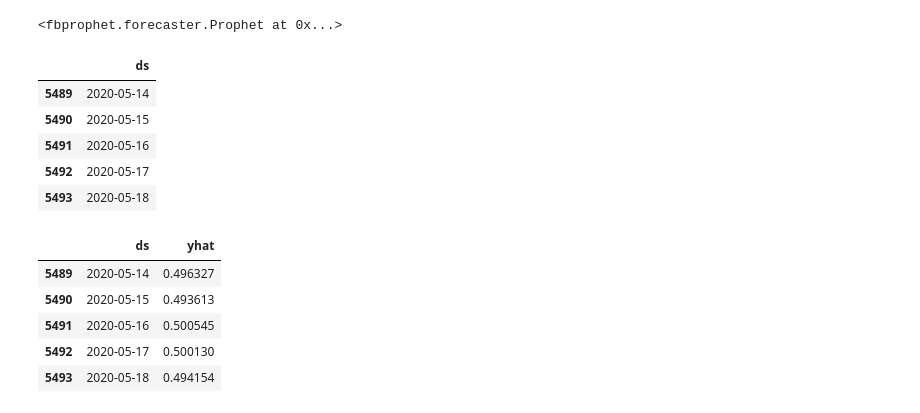
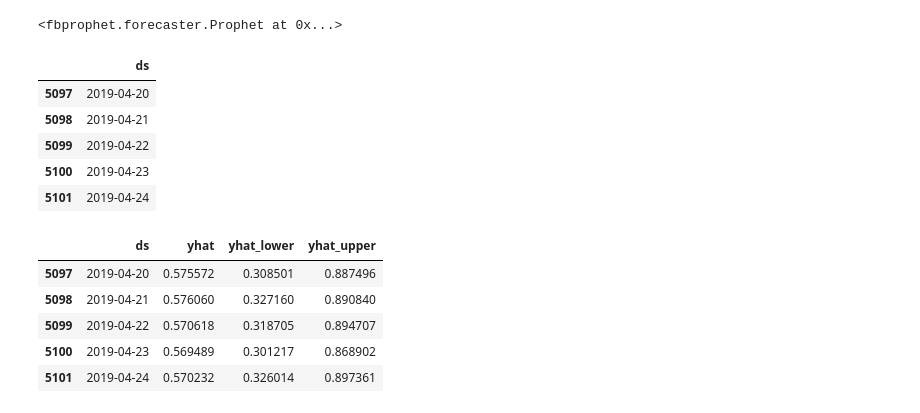
Before and after one commit to po9mhjrdb/ProphetTutorial, a Jupyter notebook: ProphetTutorial.ipynb, the cells around one changed output. Drawn from its saved outputs; the diff is of its cells as text; code cells hidden in the pictures.

```diff
--- a/ProphetTutorial.ipynb
+++ b/ProphetTutorial.ipynb
@@ -36,27 +56,31 @@ df.head()
 # %%
-#　Make Prediction Model
+#Making a Prediction
+#　Create the First Model
 from fbprophet import Prophet
-model = Prophet(weekly_seasonality=True)
+model = Prophet()
 model.fit(df)
 # %% [output]
 <fbprophet.forecaster.Prophet at 0x...>
 # %%
-future_df = model.make_future_dataframe(200*5)
+#1years = 200days
+future_df = model.make_future_dataframe(200*3)
+
 future_df.tail()
 # %% [output]
 |  | ds |
-| 5489 | 2020-05-14 |
-| 5490 | 2020-05-15 |
-| 5491 | 2020-05-16 |
-| 5492 | 2020-05-17 |
-| 5493 | 2020-05-18 |
+| 5097 | 2019-04-20 |
+| 5098 | 2019-04-21 |
+| 5099 | 2019-04-22 |
+| 5100 | 2019-04-23 |
+| 5101 | 2019-04-24 |
 # %%
+#add columns yhat_lower,yhat_upper
 forecast_df = model.predict(future_df)
-forecast_df[['ds','yhat']].tail()
+forecast_df[['ds','yhat','yhat_lower','yhat_upper']].tail()
 # %% [output]
-|  | ds | yhat |
-| 5489 | 2020-05-14 | 0.496327 |
-| 5490 | 2020-05-15 | 0.493613 |
-| 5491 | 2020-05-16 | 0.500545 |
-| 5492 | 2020-05-17 | 0.500130 |
-| 5493 | 2020-05-18 | 0.494154 |
+|  | ds | yhat | yhat_lower | yhat_upper |
+| 5097 | 2019-04-20 | 0.575572 | 0.308501 | 0.887496 |
+| 5098 | 2019-04-21 | 0.576060 | 0.327160 | 0.890840 |
+| 5099 | 2019-04-22 | 0.570618 | 0.318705 | 0.894707 |
+| 5100 | 2019-04-23 | 0.569489 | 0.301217 | 0.868902 |
+| 5101 | 2019-04-24 | 0.570232 | 0.326014 | 0.897361 |
```
Also changed, not shown: parts of 8 cells of this notebook.
